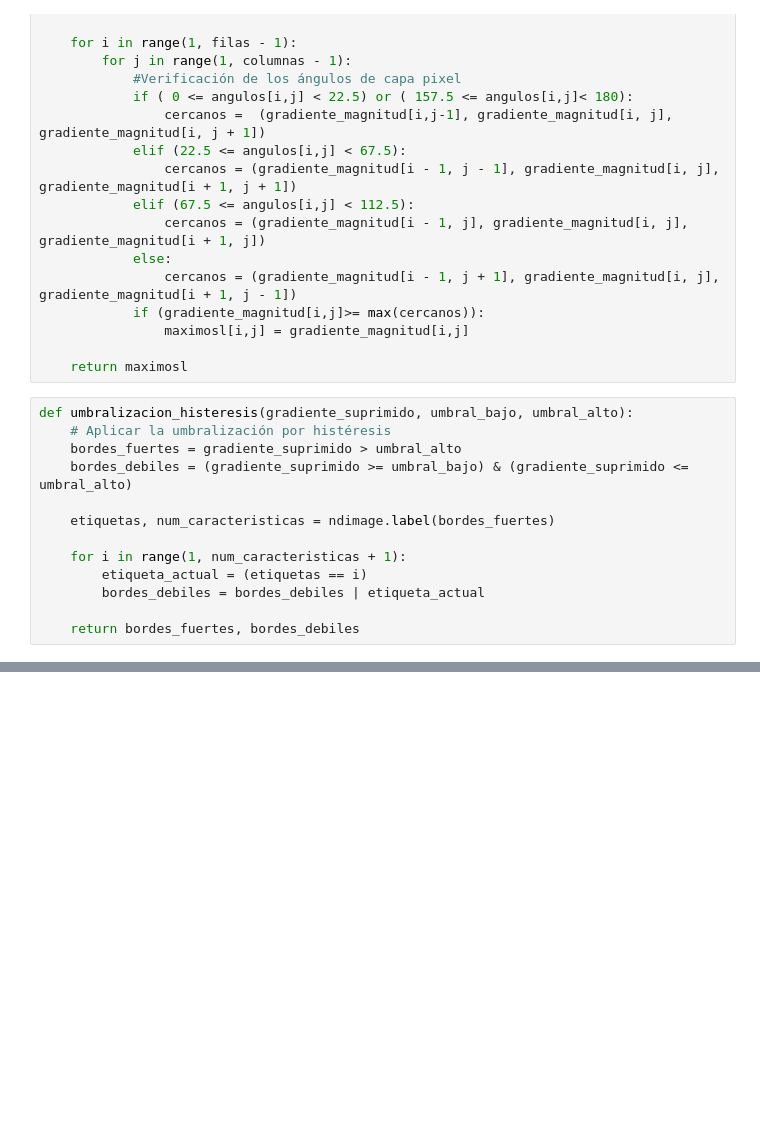
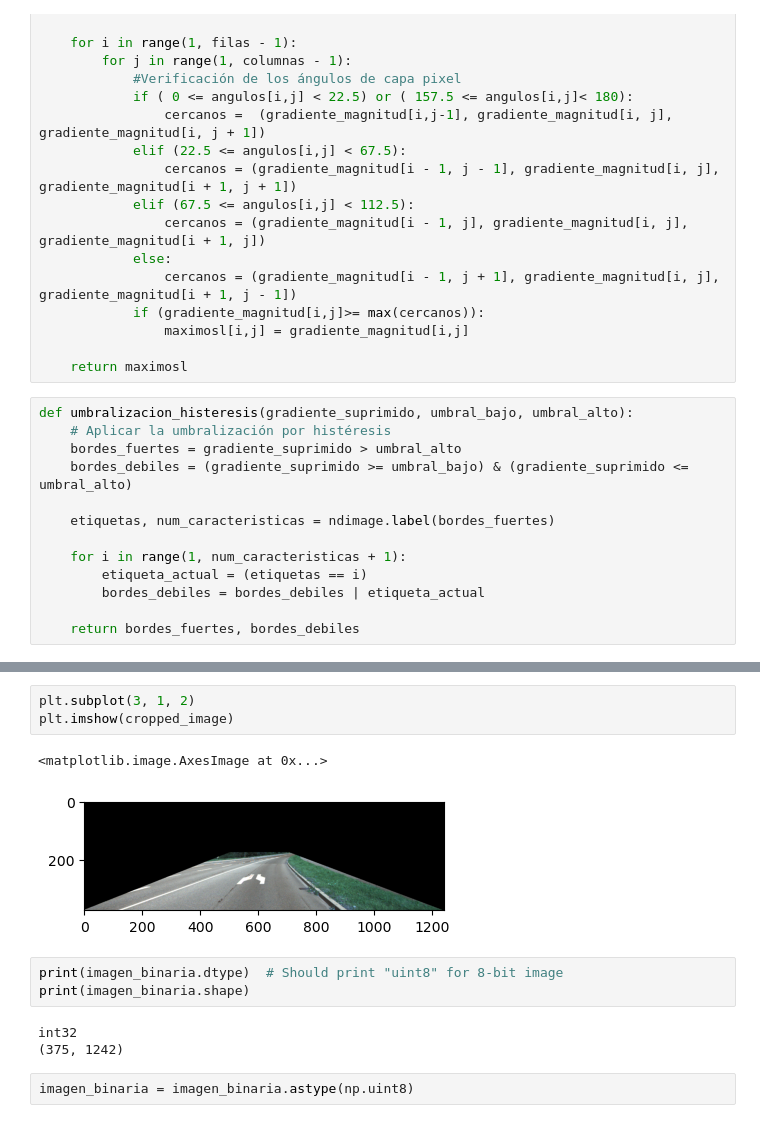
Before and after one commit to DiegoCastr00/PRAC_13_Hough_Etiquetado, a Jupyter notebook: LAB_VA_13/hough.ipynb, the cells around one changed output, grey strips where cells are left out. Drawn from its saved outputs; the diff is of its cells as text; blank space fills up the shorter version.

```diff
--- a/LAB_VA_13/hough.ipynb
+++ b/LAB_VA_13/hough.ipynb
@@ -299,0 +142,14 @@ plt.show()
+# %%
+plt.subplot(3, 1, 2)
+plt.imshow(cropped_image)
+# %% [output]
+<matplotlib.image.AxesImage at 0x...>
+[figure, added]
+# %%
+print(imagen_binaria.dtype)  # Should print "uint8" for 8-bit image
+print(imagen_binaria.shape)
+# %% [output]
+int32
+(375, 1242)
+# %%
+imagen_binaria = imagen_binaria.astype(np.uint8)
```
Also changed, not shown: parts of 12 cells of this notebook.
